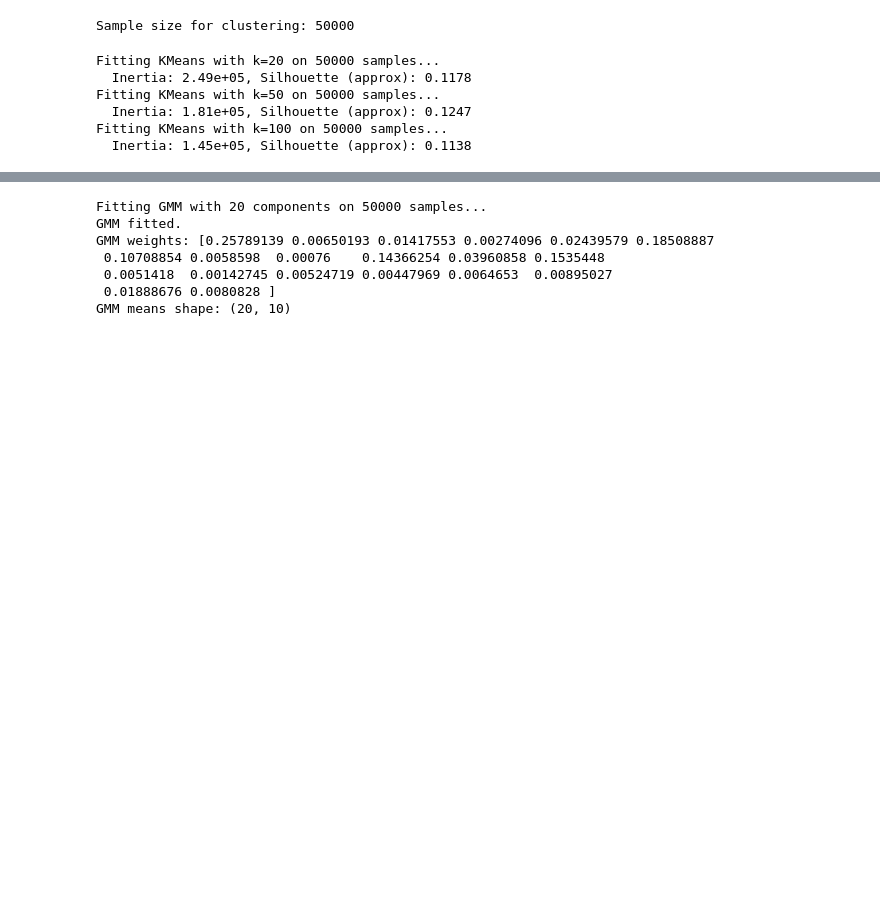
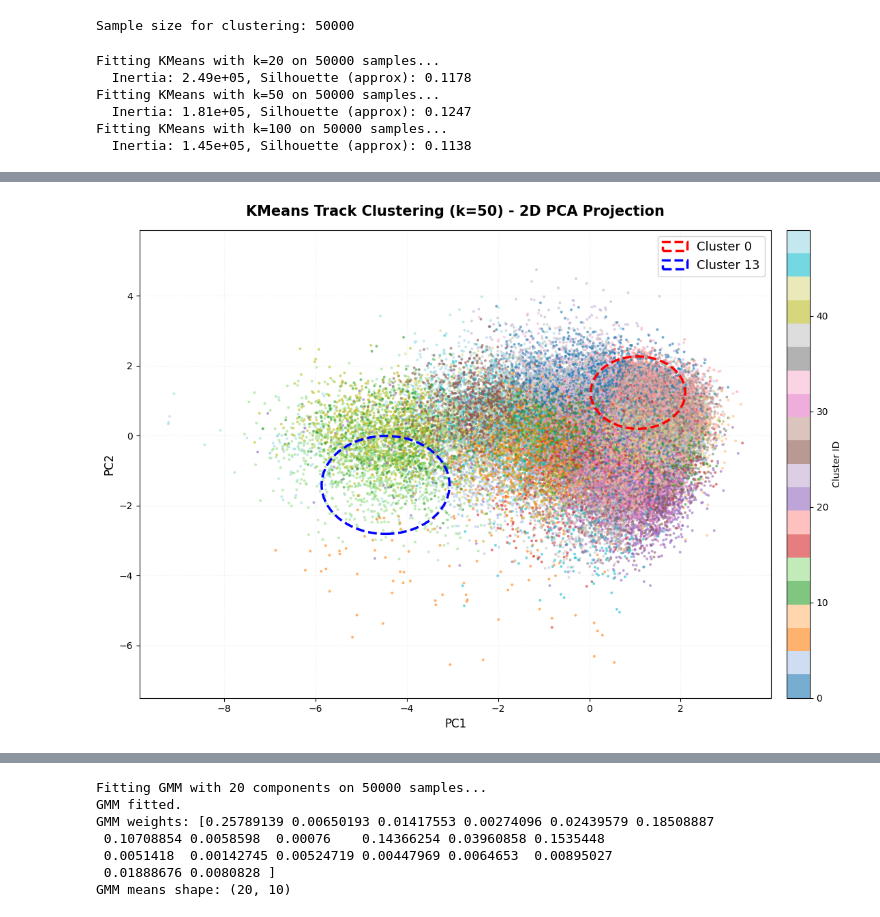
Before and after one commit to KieranSatheesan/Music_Recommender, a Jupyter notebook: notebooks/07_clustering_tracks.ipynb, the cells around one changed output, grey strips where cells are left out. Drawn from its saved outputs; the diff is of its cells as text; code cells hidden in the pictures; blank space fills up the shorter version.

Commit message:
knn plots

```diff
--- a/notebooks/07_clustering_tracks.ipynb
+++ b/notebooks/07_clustering_tracks.ipynb
@@ -260,3 +258,59 @@ h
+# %%
+K_VIS = 50  # choose one from k_values
+labels_vis = kmeans_labels[K_VIS]
+
+plt.figure(figsize=(12, 8))
+
+# Create scatter plot with better styling
+scatter = plt.scatter(
+    X_pca2_sample[:, 0],
+    X_pca2_sample[:, 1],
+    c=labels_vis,
+    s=8,
+    alpha=0.6,
+    cmap="tab20",
+    edgecolors='none'
+)
+
+# Add circles around clusters 0 and 13
+from matplotlib.patches import Circle
+
+for cluster_id, color in [(0, 'red'), (13, 'blue')]:
+    # Get points belonging to this cluster
+    cluster_mask = labels_vis == cluster_id
+    cluster_points = X_pca2_sample[cluster_mask]
+
+    if len(cluster_points) > 0:
+        # Calculate centroid and radius
+        centroid = cluster_points.mean(axis=0)
+        distances = np.sqrt(((cluster_points - centroid)**2).sum(axis=1))
+        radius = np.percentile(distances, 70)  # 95th percentile for better coverage
+
+        # Draw circle
+        circle = Circle(
+            centroid,
+            radius,
+            fill=False,
+            edgecolor=color,
+            linewidth=2.5,
+            linestyle='--',
+            label=f'Cluster {cluster_id}'
+        )
+        plt.gca().add_patch(circle)
+
+# Styling improvements
+plt.colorbar(scatter, label="Cluster ID", pad=0.02)
+plt.title(f"KMeans Track Clustering (k={K_VIS}) - 2D PCA Projection",
+          fontsize=15, fontweight='bold', pad=15)
+plt.xlabel("PC1", fontsize=12)
+plt.ylabel("PC2", fontsize=12)
+plt.ylim(bottom=-7.5)
+plt.legend(loc='upper right', framealpha=0.9, fontsize=13)
+plt.grid(True, alpha=0.2, linestyle=':')
+plt.tight_layout()
+plt.show()
+# %% [output]
+[figure, added]
 # %%
 # Join sample labels back to metadata for inspection
 sample_meta = pd.DataFrame({
```
Also changed, not shown: parts of 4 cells of this notebook.
